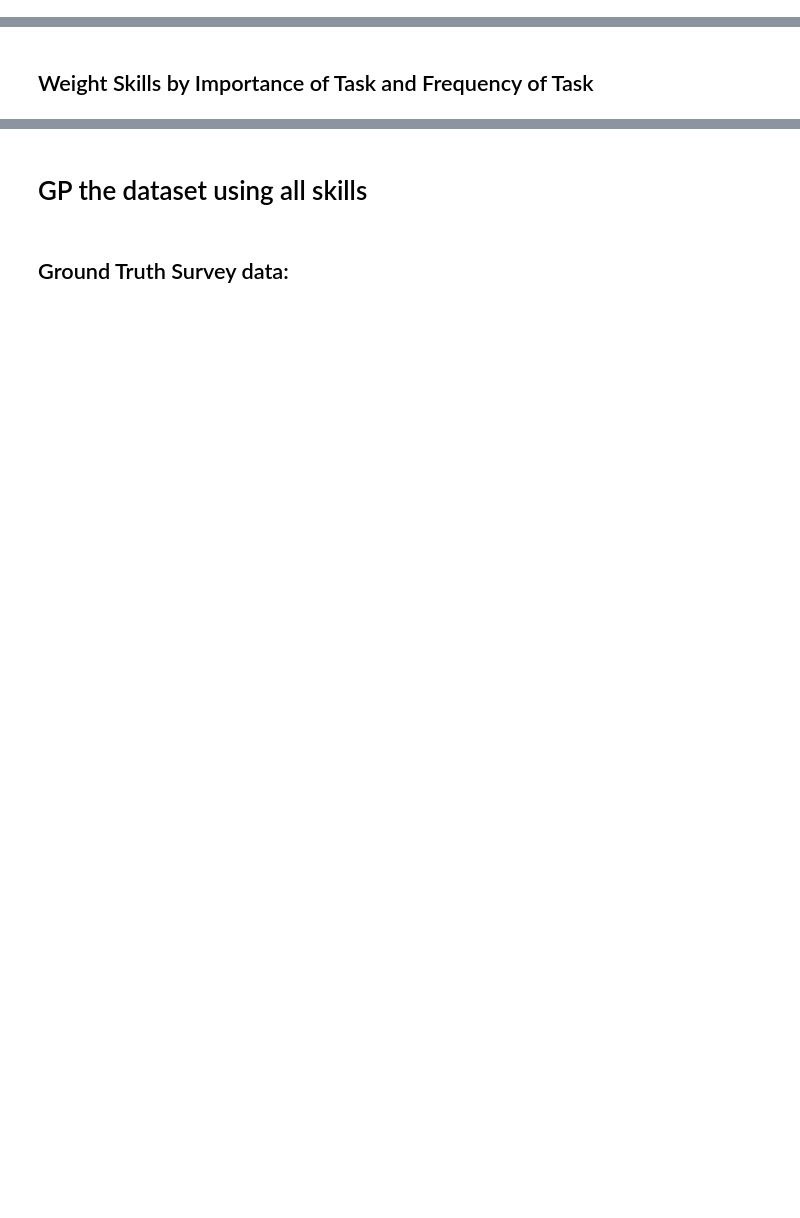
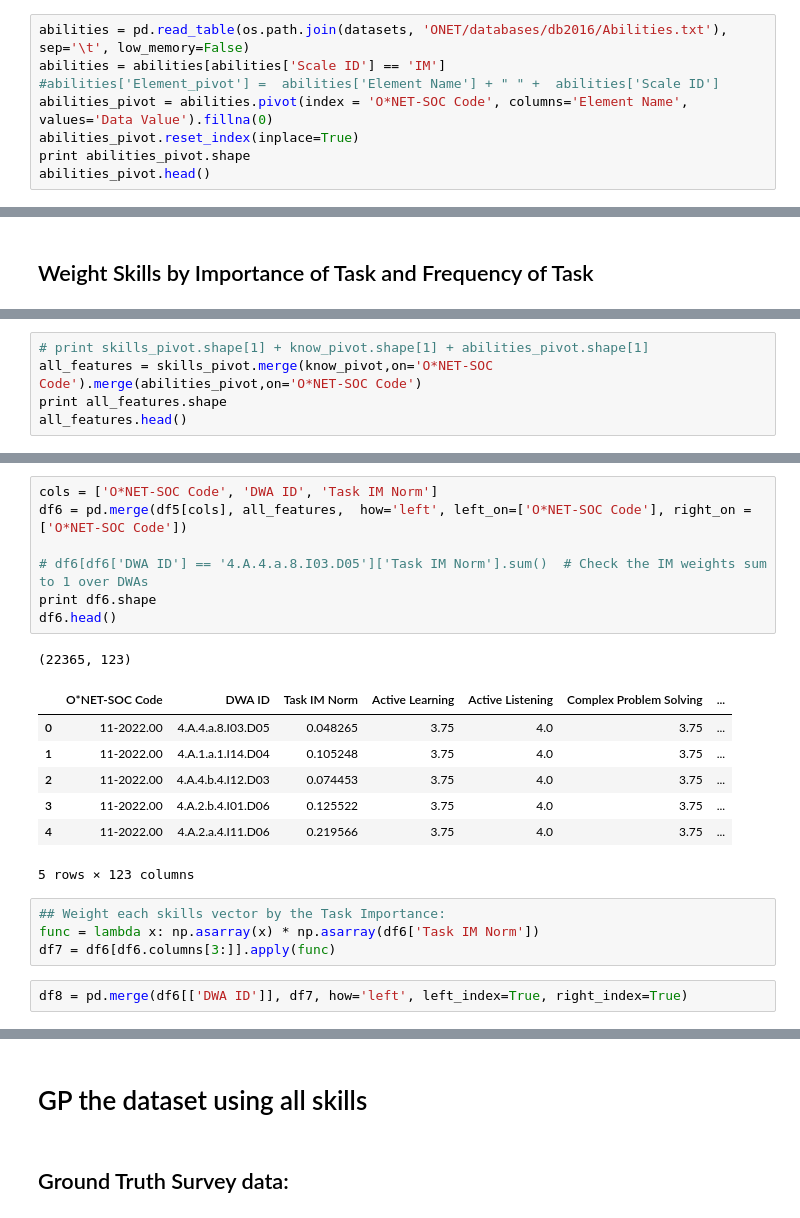
Before and after one commit to PDuckworth/FutureOf, a Jupyter notebook: FutureOfEmployment/skills_ability_vector_per_task.ipynb, the cells around one changed output, grey strips where cells are left out. Drawn from its saved outputs; the diff is of its cells as text; blank space fills up the shorter version.

```diff
--- a/FutureOfEmployment/skills_ability_vector_per_task.ipynb
+++ b/FutureOfEmployment/skills_ability_vector_per_task.ipynb
@@ -138,0 +176,8 @@ skills_pivot
+# %%
+abilities = pd.read_table(os.path.join(datasets, 'ONET/databases/db2016/Abilities.txt'), sep='\t', low_memory=False)
+abilities = abilities[abilities['Scale ID'] == 'IM']
+#abilities['Element_pivot'] =  abilities['Element Name'] + " " +  abilities['Scale ID']
+abilities_pivot = abilities.pivot(index = 'O*NET-SOC Code', columns='Element Name', values='Data Value').fillna(0)
+abilities_pivot.reset_index(inplace=True)
+print abilities_pivot.shape
+abilities_pivot.head()
@@ -252,0 +242,5 @@ task_freqs[['O*NET-SOC Code', 'Task ID', 'Task Freq', 'Task Freq Norm']]
+# %%
+# print skills_pivot.shape[1] + know_pivot.shape[1] + abilities_pivot.shape[1]
+all_features = skills_pivot.merge(know_pivot,on='O*NET-SOC Code').merge(abilities_pivot,on='O*NET-SOC Code')
+print all_features.shape
+all_features.head()
@@ -252,0 +256,22 @@ task_freqs[['O*NET-SOC Code', 'Task ID', 'Task Freq', 'Task Freq Norm']]
+# %%
+cols = ['O*NET-SOC Code', 'DWA ID', 'Task IM Norm']
+df6 = pd.merge(df5[cols], all_features,  how='left', left_on=['O*NET-SOC Code'], right_on = ['O*NET-SOC Code'])
+
+# df6[df6['DWA ID'] == '4.A.4.a.8.I03.D05']['Task IM Norm'].sum()  # Check the IM weights sum to 1 over DWAs
+print df6.shape
+df6.head()
+# %% [output]
+(22365, 123)
+|  | O*NET-SOC Code | DWA ID | Task IM Norm | Active Learning | Active Listening | Complex Problem Solving | ... |
+| 0 | 11-2022.00 | 4.A.4.a.8.I03.D05 | 0.048265 | 3.75 | 4.0 | 3.75 | ... |
+| 1 | 11-2022.00 | 4.A.1.a.1.I14.D04 | 0.105248 | 3.75 | 4.0 | 3.75 | ... |
+| 2 | 11-2022.00 | 4.A.4.b.4.I12.D03 | 0.074453 | 3.75 | 4.0 | 3.75 | ... |
+| 3 | 11-2022.00 | 4.A.2.b.4.I01.D06 | 0.125522 | 3.75 | 4.0 | 3.75 | ... |
+| 4 | 11-2022.00 | 4.A.2.a.4.I11.D06 | 0.219566 | 3.75 | 4.0 | 3.75 | ... |
+5 rows × 123 columns
+# %%
+## Weight each skills vector by the Task Importance:
+func = lambda x: np.asarray(x) * np.asarray(df6['Task IM Norm'])
+df7 = df6[df6.columns[3:]].apply(func)
+# %%
+df8 = pd.merge(df6[['DWA ID']], df7, how='left', left_index=True, right_index=True)
```
Also changed, not shown: parts of 19 cells of this notebook, 1 other file.
